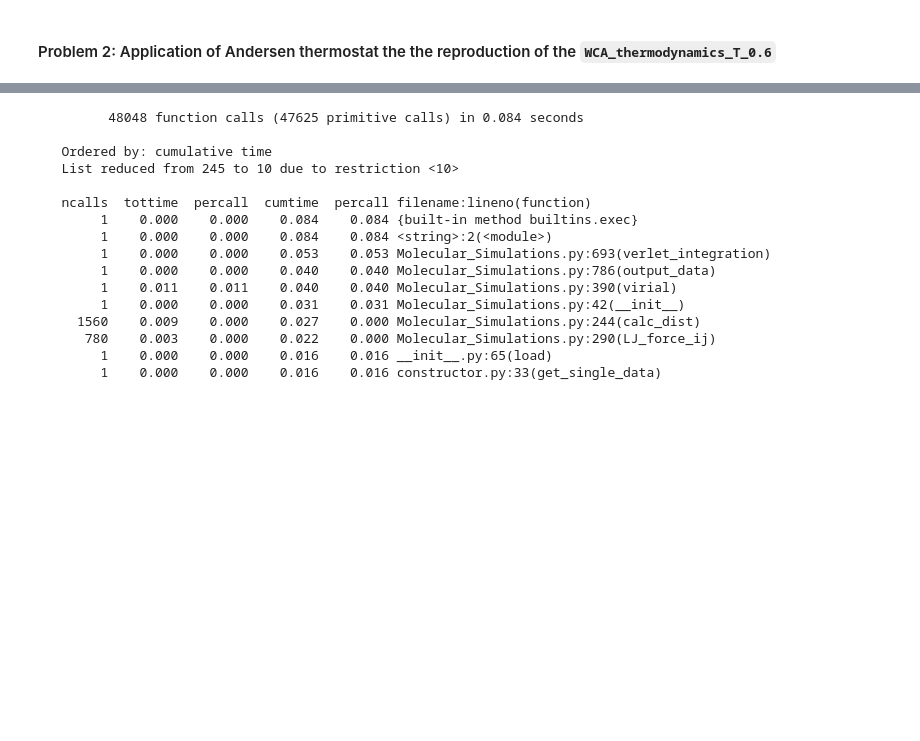
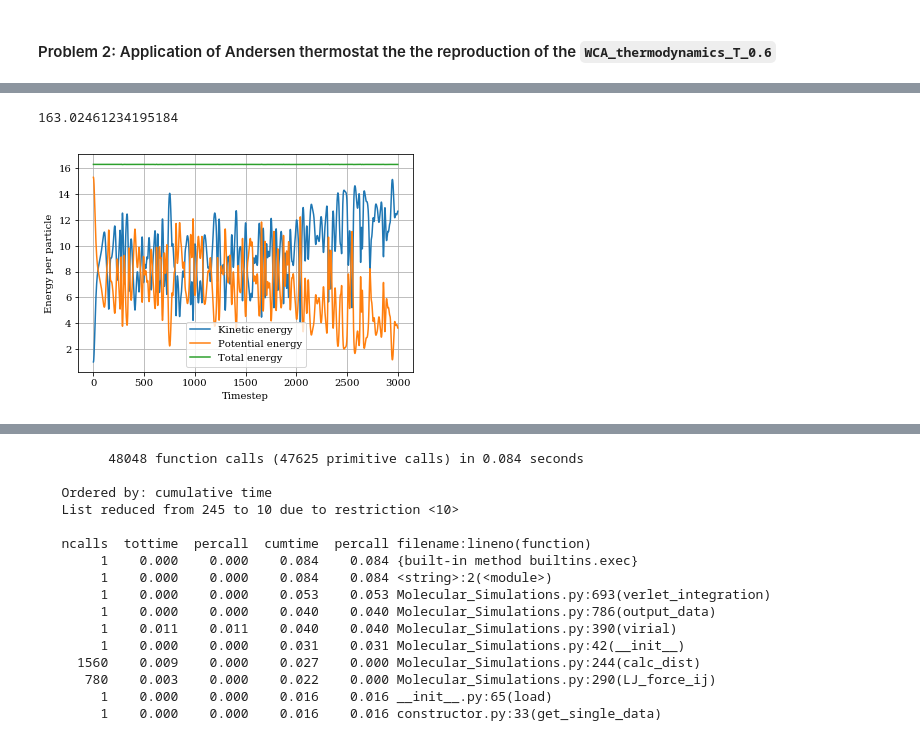
Before and after one commit to wehs7661/CompPhys, a Jupyter notebook: Exercises/Exercise_02.ipynb, the cells around one changed output, grey strips where cells are left out. Cells and saved outputs as stored; diff of their text form; code cells hidden in the pictures; blank space fills up the shorter version.

```diff
--- a/Exercises/Exercise_02.ipynb
+++ b/Exercises/Exercise_02.ipynb
@@ -183,0 +206,7 @@ print('Elapsed time: %s' % (t2-t1))
+# %%
+TA = TrajAnalysis(MD, 'Exercise_02_traj.yml')
+TA.plot_MD_energy()
+TA.E_total[-1]
+# %% [output]
+163.02461234195184
+[figure, added]
```
Also changed, not shown: parts of 7 cells of this notebook, 4 other files.
